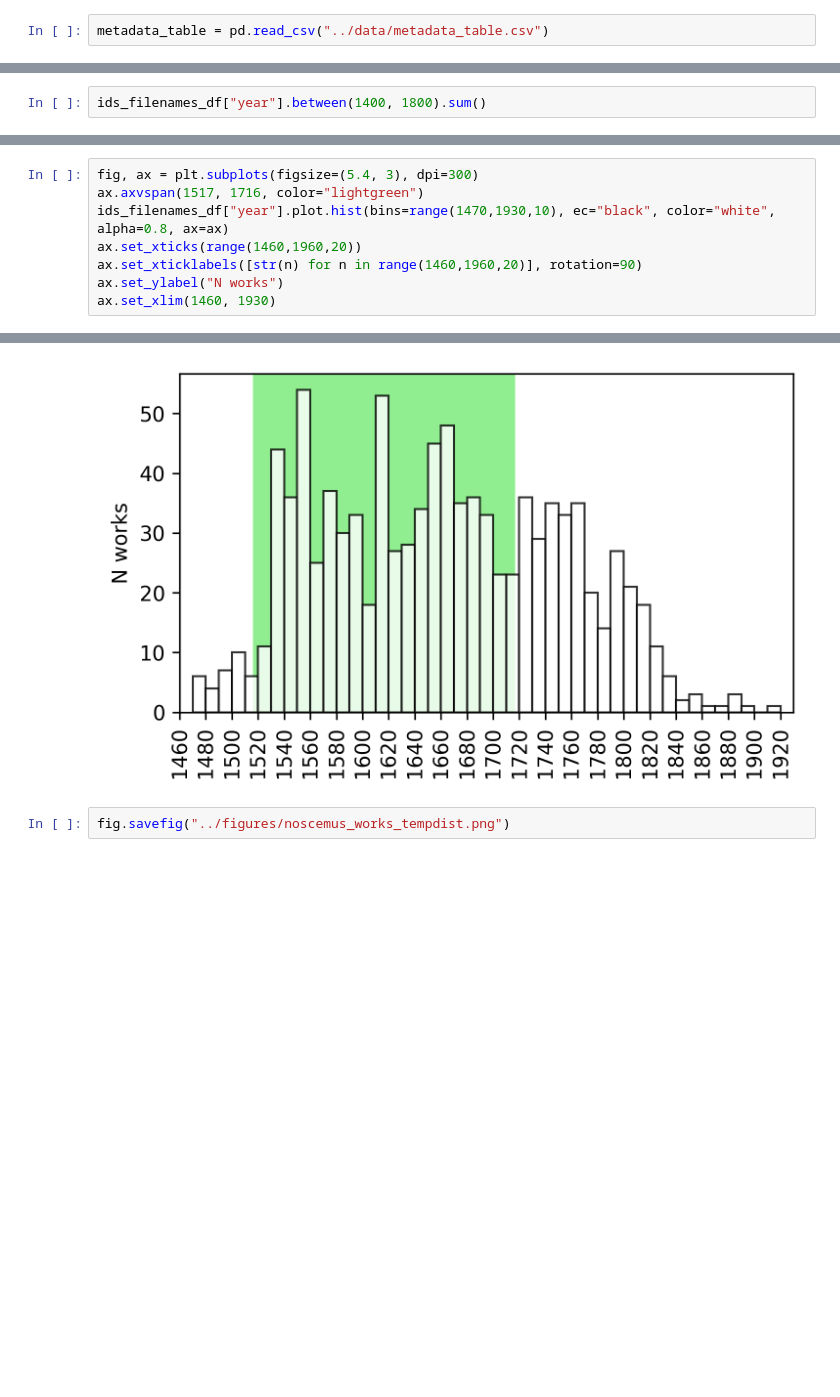
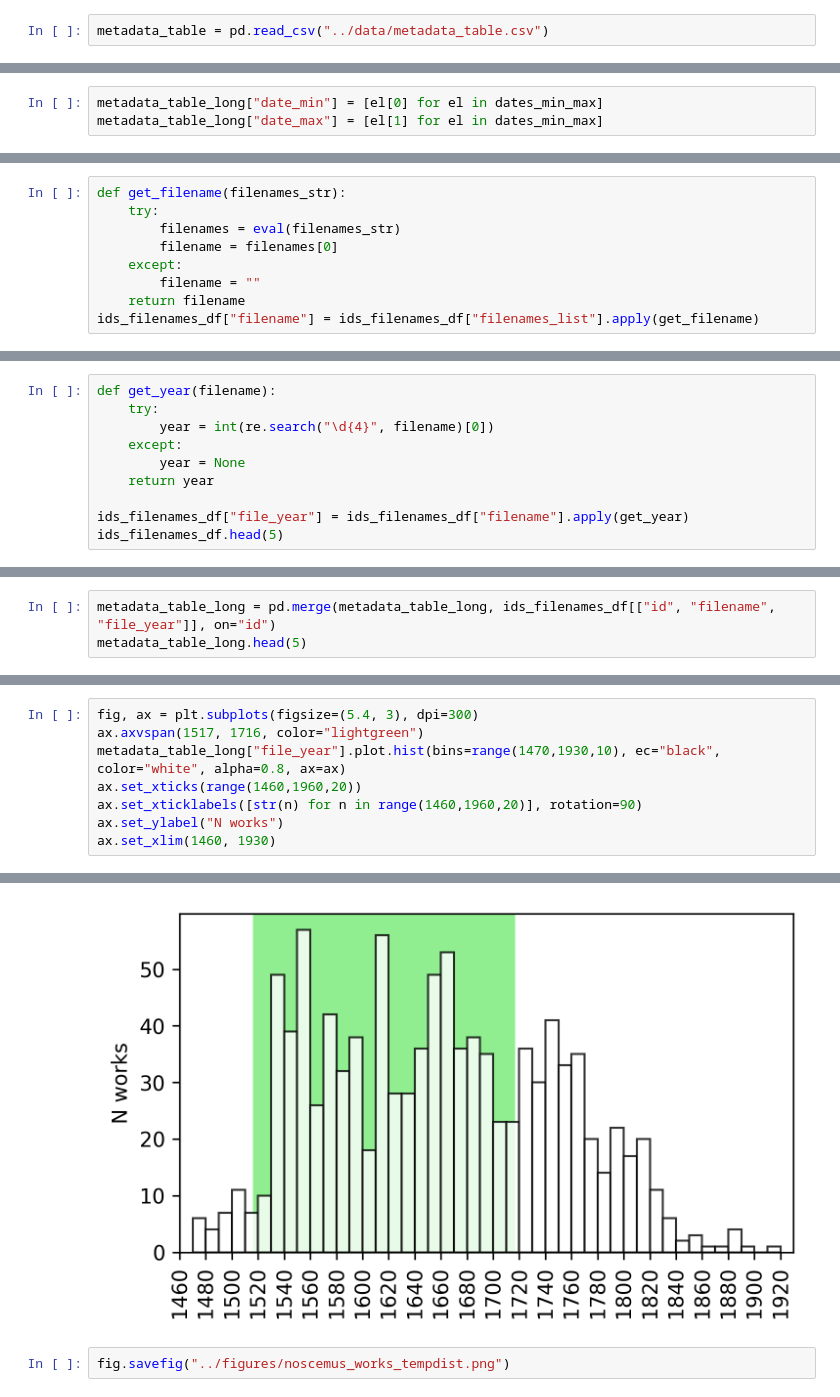
Before and after one commit to CCS-ZCU/noscemus_ETF, a Jupyter notebook: scripts/3_spacy-text-explorations.ipynb, the cells around one changed output, grey strips where cells are left out. Cells and saved outputs as stored; diff of their text form; blank space fills up the shorter version.

Commit message:
metadata in nice shape....

```diff
--- a/scripts/3_spacy-text-explorations.ipynb
+++ b/scripts/3_spacy-text-explorations.ipynb
@@ -57,2 +225,3 @@ ids_filenames_df["year"] = ids_filenames_df["filenames_list"].apply(get_year)
 # %%
-ids_filenames_df["year"].between(1400, 1800).sum()
+metadata_table_long["date_min"] = [el[0] for el in dates_min_max]
+metadata_table_long["date_max"] = [el[1] for el in dates_min_max]
@@ -69,0 +253,9 @@ ids_filenames_df.head(5)
+# %%
+def get_filename(filenames_str):
+    try:
+        filenames = eval(filenames_str)
+        filename = filenames[0]
+    except:
+        filename = ""
+    return filename
+ids_filenames_df["filename"] = ids_filenames_df["filenames_list"].apply(get_filename)
@@ -69,0 +276,10 @@ ids_filenames_df.head(5)
+# %%
+def get_year(filename):
+    try:
+        year = int(re.search("\d{4}", filename)[0])
+    except:
+        year = None
+    return year
+
+ids_filenames_df["file_year"] = ids_filenames_df["filename"].apply(get_year)
+ids_filenames_df.head(5)
@@ -69,0 +293,3 @@ ids_filenames_df.head(5)
+# %%
+metadata_table_long = pd.merge(metadata_table_long, ids_filenames_df[["id", "filename", "file_year"]], on="id")
+metadata_table_long.head(5)
@@ -74,13 +312,13 @@ ids_filenames_df["year"].between(1517, 1716).sum()
 # %%
 fig, ax = plt.subplots(figsize=(5.4, 3), dpi=300)
 ax.axvspan(1517, 1716, color="lightgreen")
-ids_filenames_df["year"].plot.hist(bins=range(1470,1930,10), ec="black", color="white", alpha=0.8, ax=ax)
+metadata_table_long["file_year"].plot.hist(bins=range(1470,1930,10), ec="black", color="white", alpha=0.8, ax=ax)
 ax.set_xticks(range(1460,1960,20))
 ax.set_xticklabels([str(n) for n in range(1460,1960,20)], rotation=90)
 ax.set_ylabel("N works")
 ax.set_xlim(1460, 1930)
 # %% [output]
 (1460.0, 1930.0)
-[figure, old version]
+[figure, new version]
 # %%
 fig.savefig("../figures/noscemus_works_tempdist.png")
```
Also changed, not shown: parts of 26 cells of this notebook, 4 other files.
